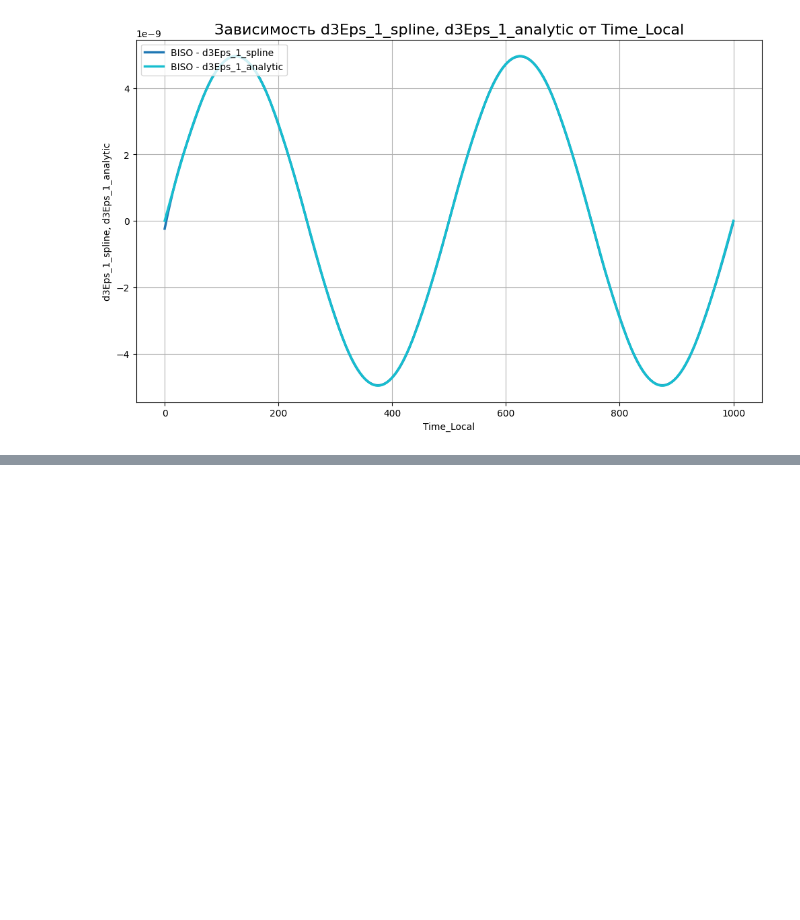
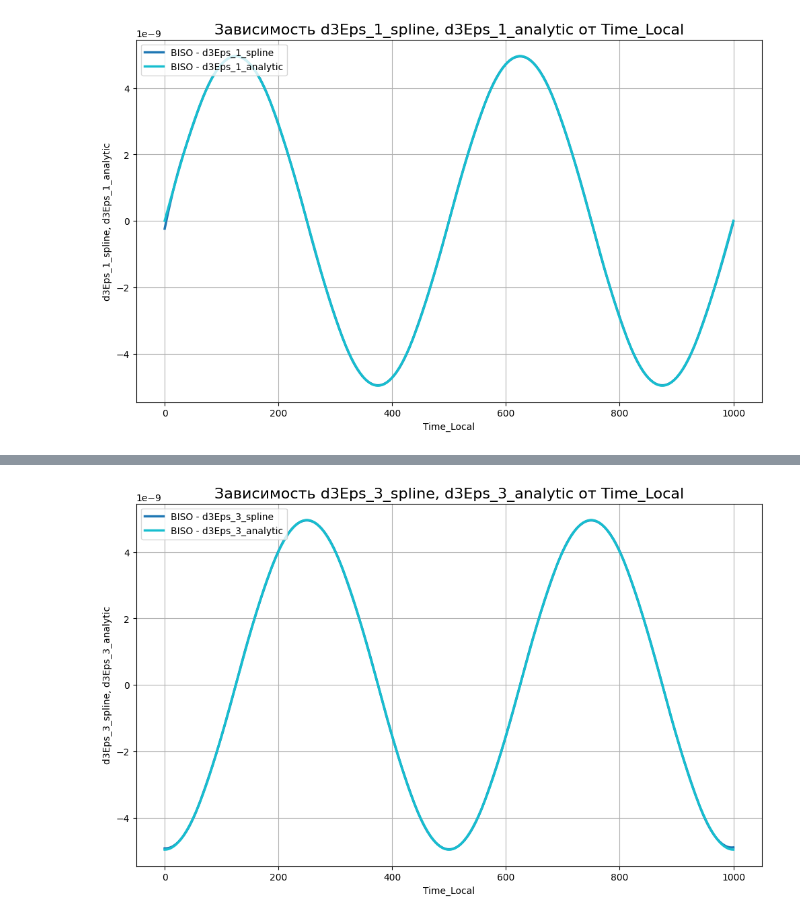
Before and after one commit to ArtemDos/complex_deformations, a Jupyter notebook: P29/ideal_vint/biso.ipynb, the cells around one changed output, grey strips where cells are left out. Cells and saved outputs as stored; diff of their text form; code cells hidden in the pictures; blank space fills up the shorter version.

```diff
--- a/P29/ideal_vint/biso.ipynb
+++ b/P29/ideal_vint/biso.ipynb
@@ -378,0 +415,10 @@ plot_xy(
+# %%
+plot_xy(
+    data_pairs=[(model_name, df_stage2)],
+    x_col='Time_Local',
+    y_cols=['d3Eps_3_spline',
+            'd3Eps_3_analytic'
+        ],
+)
+# %% [output]
+[figure, added]
```
Also changed, not shown: parts of 6 cells of this notebook, 1 other file.
